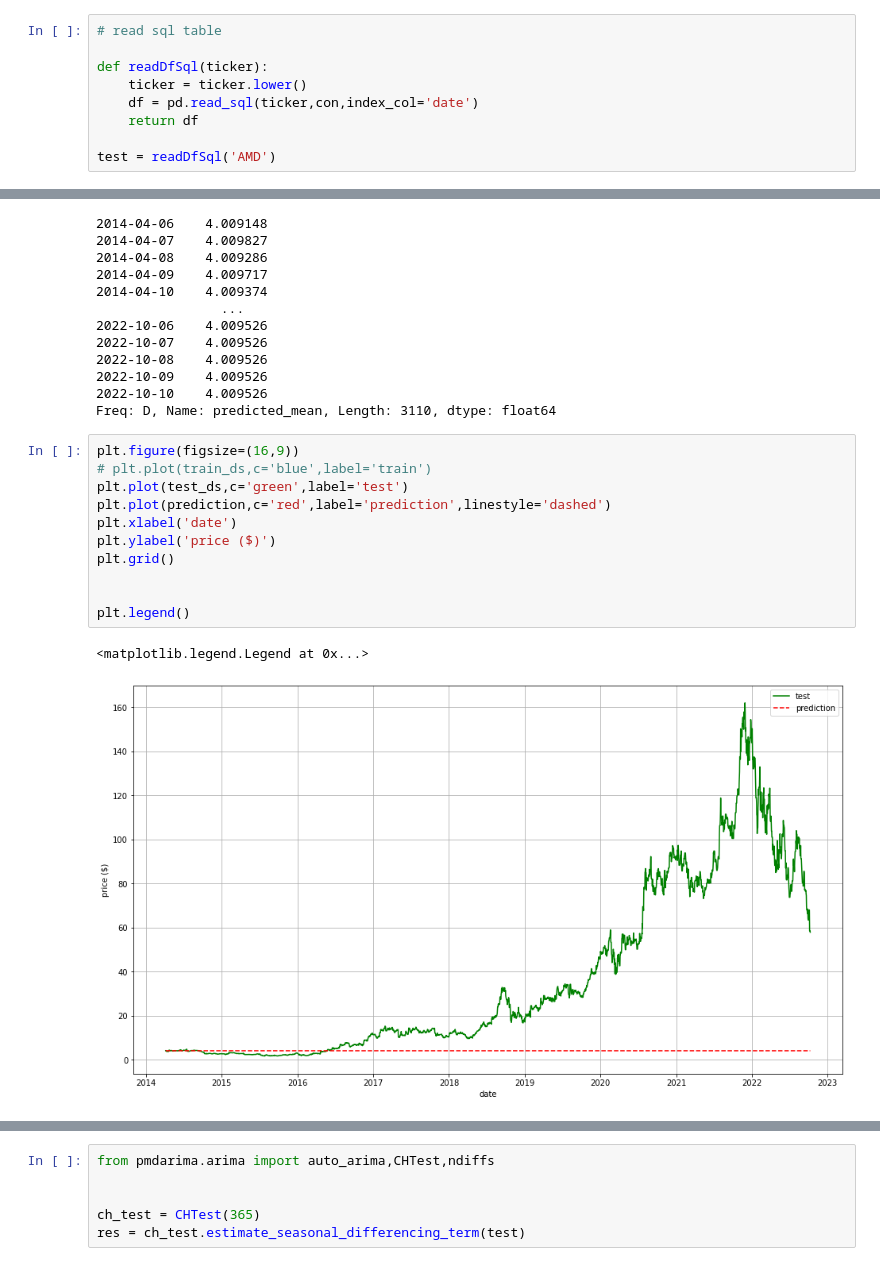
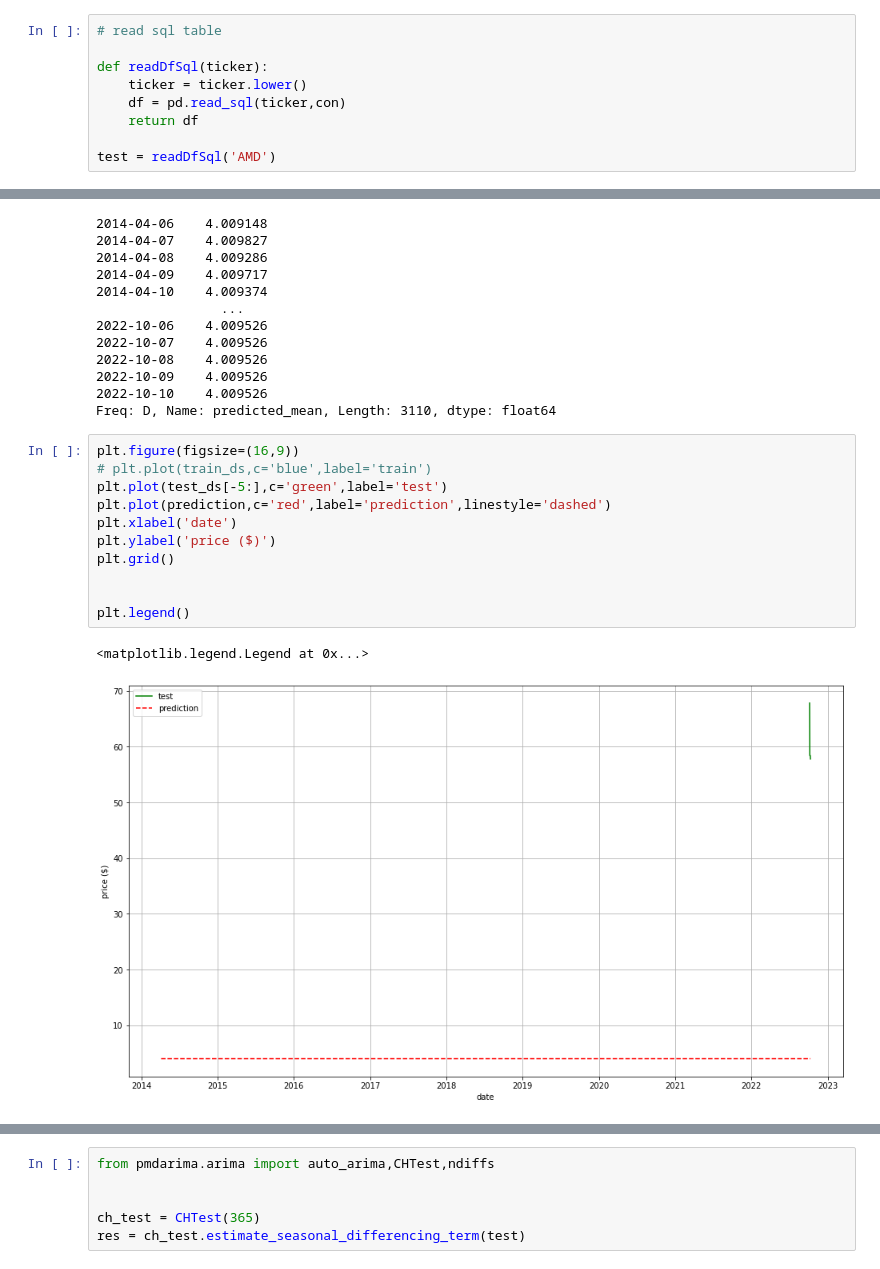
Before and after one commit to RAZMOKEUR/StockPricePrediction, a Jupyter notebook: server/AI.ipynb, the cells around one changed output, grey strips where cells are left out. Saved outputs shown, nothing was run; the diff lists cells and outputs as text.

```diff
--- a/server/AI.ipynb
+++ b/server/AI.ipynb
@@ -23,7 +23,7 @@ con = sqlalchemy.create_engine(url)
 
 def readDfSql(ticker):
     ticker = ticker.lower()
-    df = pd.read_sql(ticker,con,index_col='date')
+    df = pd.read_sql(ticker,con)
     return df
 
 test = readDfSql('AMD')
@@ -224,17 +216,17 @@ Freq: D, Name: predicted_mean, Length: 3110, dtype: float64
 # %%
 plt.figure(figsize=(16,9))
 # plt.plot(train_ds,c='blue',label='train')
-plt.plot(test_ds,c='green',label='test')
+plt.plot(test_ds[-5:],c='green',label='test')
 plt.plot(prediction,c='red',label='prediction',linestyle='dashed')
 plt.xlabel('date')
 plt.ylabel('price ($)')
 plt.grid()
 
 
 plt.legend()
 # %% [output]
 <matplotlib.legend.Legend at 0x...>
-[figure, old version]
+[figure, new version]
 # %%
 # model evaluation
 
```
Also changed, not shown: parts of 13 cells of this notebook, 10 other files.
